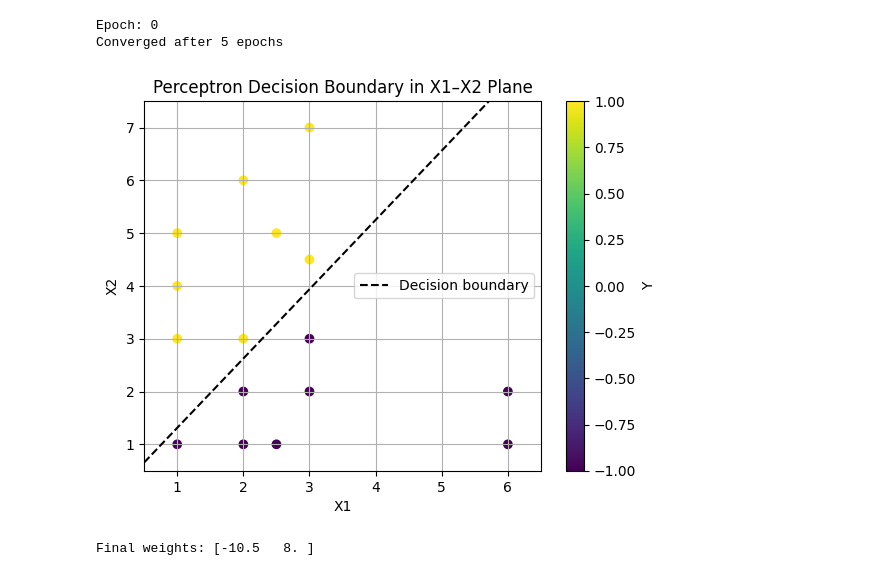
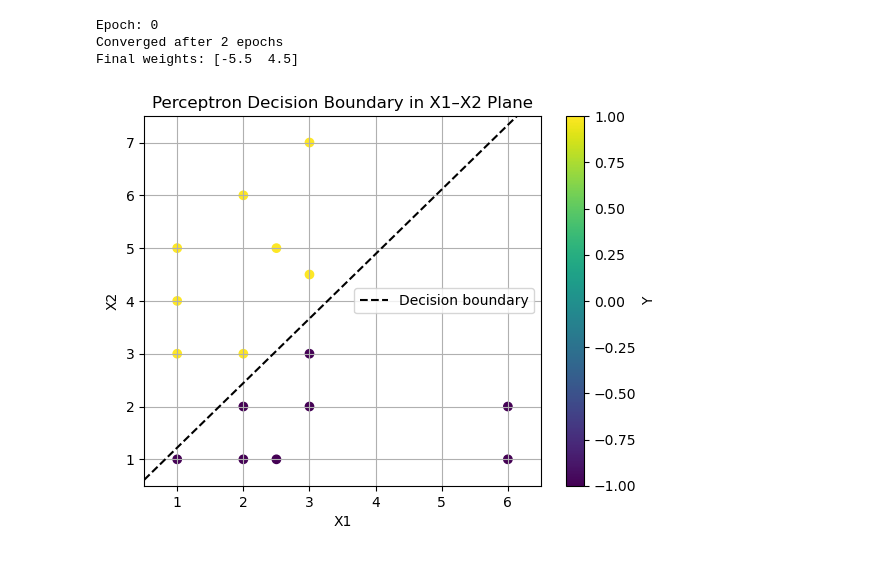
Before and after one commit to dreslow/algorithm_implementations, a Jupyter notebook: Perceptron Visualization/perceptron.ipynb, the cells around one changed output. Drawn from its saved outputs; the diff is of its cells as text; code cells hidden in the pictures.

Commit message:
Improved 2D plotting. Added first pass on generating realizable test sets

```diff
--- a/Perceptron Visualization/perceptron.ipynb
+++ b/Perceptron Visualization/perceptron.ipynb
@@ -23,10 +24,12 @@ plt.show()
 # Convert to list of tuples: (np.array([X1, X2]), np.array([Y]))
 sample_data = [(np.array([row.X1, row.X2]), np.array([row.Y])) for _, row in dim2_realizable.iterrows()]
 # %%
-def plot_halfspace_2D(sample_data, weights, mistake_index):
+def plot_halfspace_2D(sample_data, weights, mistake_count, current_sample):
+
     # Extract Xs
     X = np.array([x for x, y in sample_data])
-
+    # Extract Ys
+    Y = np.array([y for x, y in sample_data])
     # Get min and max for each dimension
     x1_min, x1_max = X[:, 0].min(), X[:, 0].max()
     x2_min, x2_max = X[:, 1].min(), X[:, 1].max()
@@ -41,12 +44,14 @@ def plot_halfspace_2D(sample_data, weights, mistake_index):
 
     y_vals = -weights[0]/weights[1] * x_vals
 
-
     plt.clf() # clear figure
     plt.xlim(x1_lim)
     plt.ylim(x2_lim)
     plt.plot(x_vals, y_vals, 'k--', label='Decision boundary')
-    plt.scatter(dim2_realizable['X1'], dim2_realizable['X2'], c=dim2_realizable['Y'], cmap='viridis')
+    plt.scatter(X[:,0], X[:,1], c=Y, cmap='viridis')
+    if current_sample is not None:
+        # Highlight the current sample
+        plt.scatter(current_sample[0][0], current_sample[0][1], color='red', s=100, label='Current Sample', edgecolor='black')
     plt.xlabel('X1')
     plt.ylabel('X2')
     plt.colorbar(label='Y')
@@ -55,9 +60,16 @@ def plot_halfspace_2D(sample_data, weights, mistake_index):
     plt.legend()
 
     # Save plot with mistake number as index
-    plt.savefig("process_pngs/image{i}.png".format(i=mistake_index))
+    plt.savefig("process_pngs/image{i}.png".format(i=mistake_count))
 # %%
 def run_perceptron(sample_data, max_epochs=100, shuffle=True):
+
+    # Clear directory for images
+    if os.path.exists('process_pngs'):
+        shutil.rmtree('process_pngs', ignore_errors=True)
+    # Recreate the folder
+    os.makedirs('process_pngs')
+
     # Init weight vector
     w_t = np.zeros(np.shape(sample_data[0][0])[0])
 
@@ -83,23 +95,34 @@ def run_perceptron(sample_data, max_epochs=100, shuffle=True):
                 no_mistakes = False  # A mistake was made
                 mistake_index += 1
 
-                plot_halfspace_2D(sample_data, w_t, mistake_index)
+                plot_halfspace_2D(sample_data, w_t, mistake_index, current_sample=(x_i,y_i))
 
         if no_mistakes:
-            plot_halfspace_2D(sample_data, w_t, mistake_index)
+            plot_halfspace_2D(sample_data, w_t, mistake_index, current_sample=None)
             print(f"Converged after {epoch + 1} epochs")
             break  # Stop if all predictions were correct
 
 
     # If all are correct (realizable assumption)
     return w_t
+# %%
+# Animate mistake frames of perceptron update
+def animate_perceptron_updates():
+    png_dir = 'process_pngs'
+    png_files = sorted(
+        [f for f in listdir(png_dir) if f.endswith('.png')],
+        key=lambda x: int(''.join(filter(str.isdigit, x)))  # sort by mistake_index
+    )
+
+    # Read images
+    ims = [imageio.imread(os.path.join(png_dir, f)) for f in png_files]
+    imageio.mimwrite('perceptron_animation.gif', ims, duration = 30, fps = 0.5)
 # %%
 weights = run_perceptron(sample_data)
+print("Final weights:", weights)
+animate_perceptron_updates()
 # %% [output]
 Epoch: 0
-Converged after 5 epochs
+Converged after 2 epochs
+Final weights: [-5.5  4.5]
-[figure, old version]
+[figure, new version]
-# %%
-print("Final weights:", weights)
-# %% [output]
-Final weights: [-10.5   8. ]
```
Also changed, not shown: parts of 8 cells of this notebook, 19 other files.
